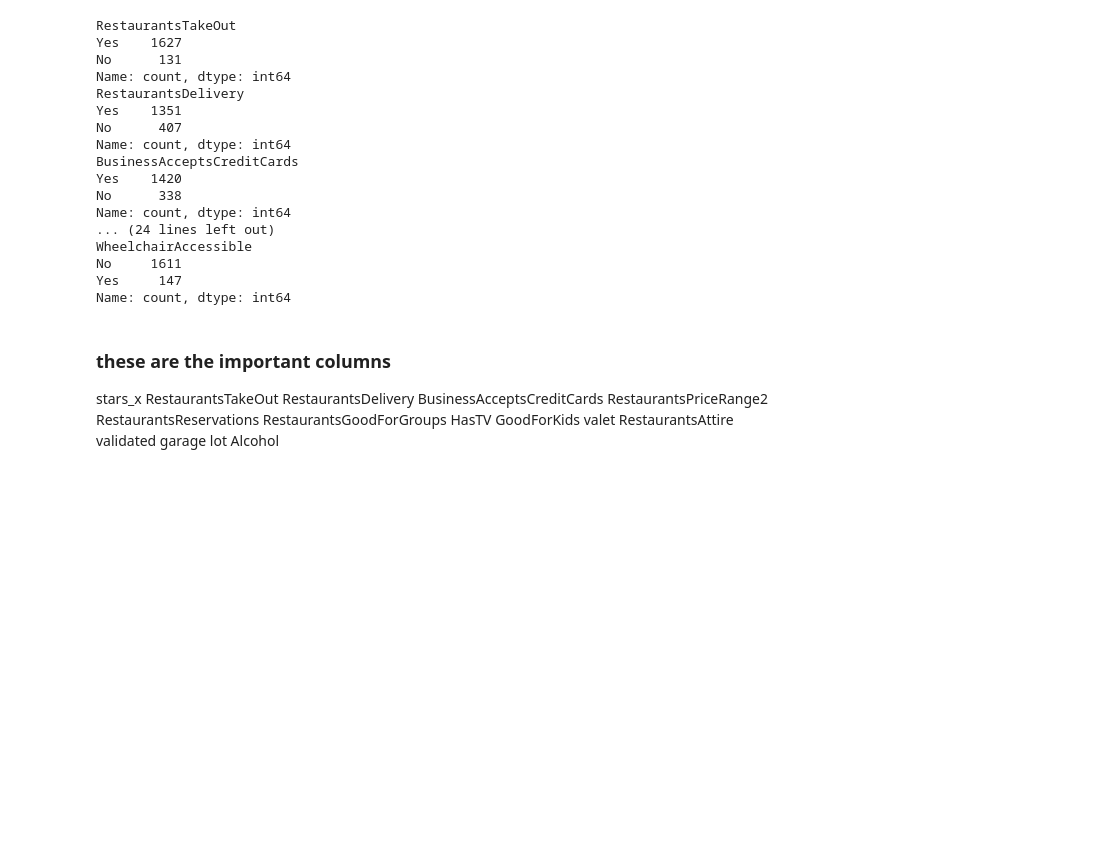
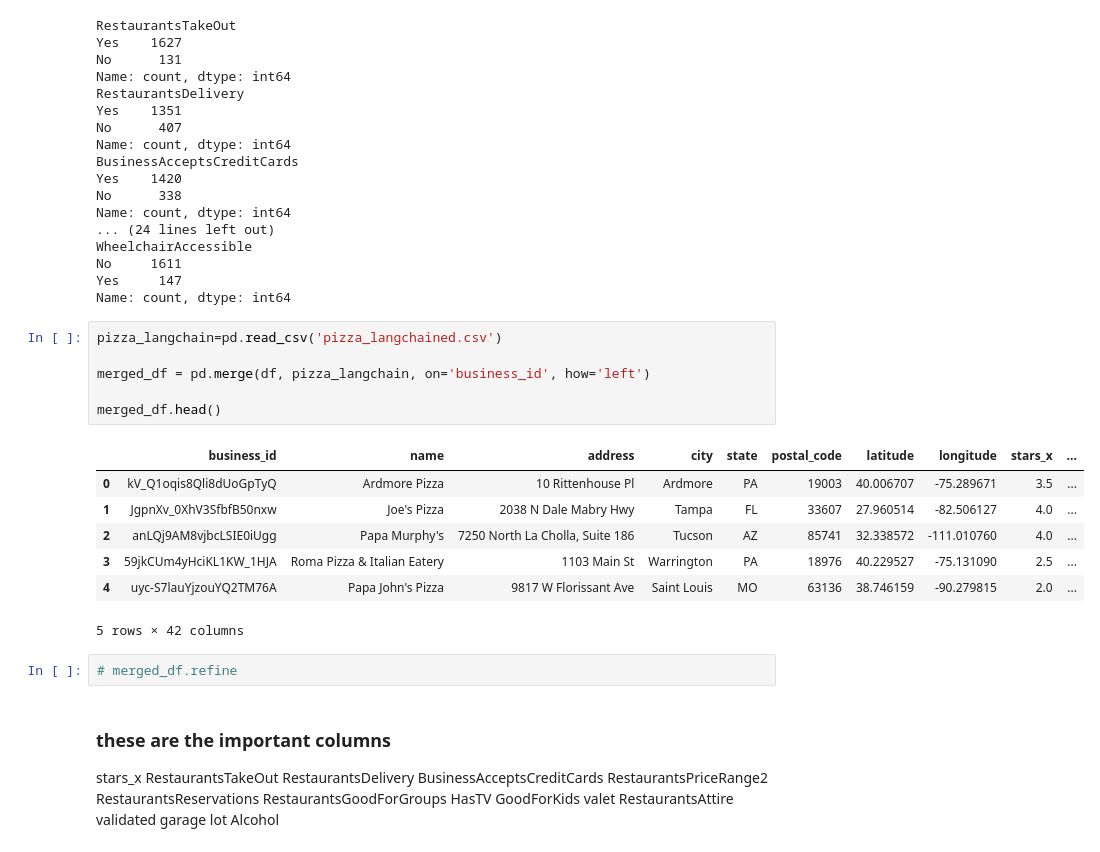
Before and after one commit to limwualice/sushi-adventure, a Jupyter notebook: clean_pizza.ipynb, the cells around one changed output. Cells and saved outputs as stored; diff of their text form; blank space fills up the shorter version.

Commit message:
updated dataframe with langchained pizza

```diff
--- a/clean_pizza.ipynb
+++ b/clean_pizza.ipynb
@@ -213,6 +213,22 @@ WheelchairAccessible
 No     1611
 Yes     147
 Name: count, dtype: int64
+# %%
+pizza_langchain=pd.read_csv('pizza_langchained.csv')
+
+merged_df = pd.merge(df, pizza_langchain, on='business_id', how='left')
+
+merged_df.head()
+# %% [output]
+|  | business_id | name | address | city | state | postal_code | latitude | longitude | stars_x | ... |
+| 0 | kV_Q1oqis8Qli8dUoGpTyQ | Ardmore Pizza | 10 Rittenhouse Pl | Ardmore | PA | 19003 | 40.006707 | -75.289671 | 3.5 | ... |
+| 1 | JgpnXv_0XhV3SfbfB50nxw | Joe's Pizza | 2038 N Dale Mabry Hwy | Tampa | FL | 33607 | 27.960514 | -82.506127 | 4.0 | ... |
+| 2 | anLQj9AM8vjbcLSIE0iUgg | Papa Murphy's | 7250 North La Cholla, Suite 186 | Tucson | AZ | 85741 | 32.338572 | -111.010760 | 4.0 | ... |
+| 3 | 59jkCUm4yHciKL1KW_1HJA | Roma Pizza & Italian Eatery | 1103 Main St | Warrington | PA | 18976 | 40.229527 | -75.131090 | 2.5 | ... |
+| 4 | uyc-S7lauYjzouYQ2TM76A | Papa John's Pizza | 9817 W Florissant Ave | Saint Louis | MO | 63136 | 38.746159 | -90.279815 | 2.0 | ... |
+5 rows × 42 columns
+# %%
+# merged_df.refine
 # %% [markdown]
 ### these are the important columns
 
```
Also changed, not shown: 4 other files.
